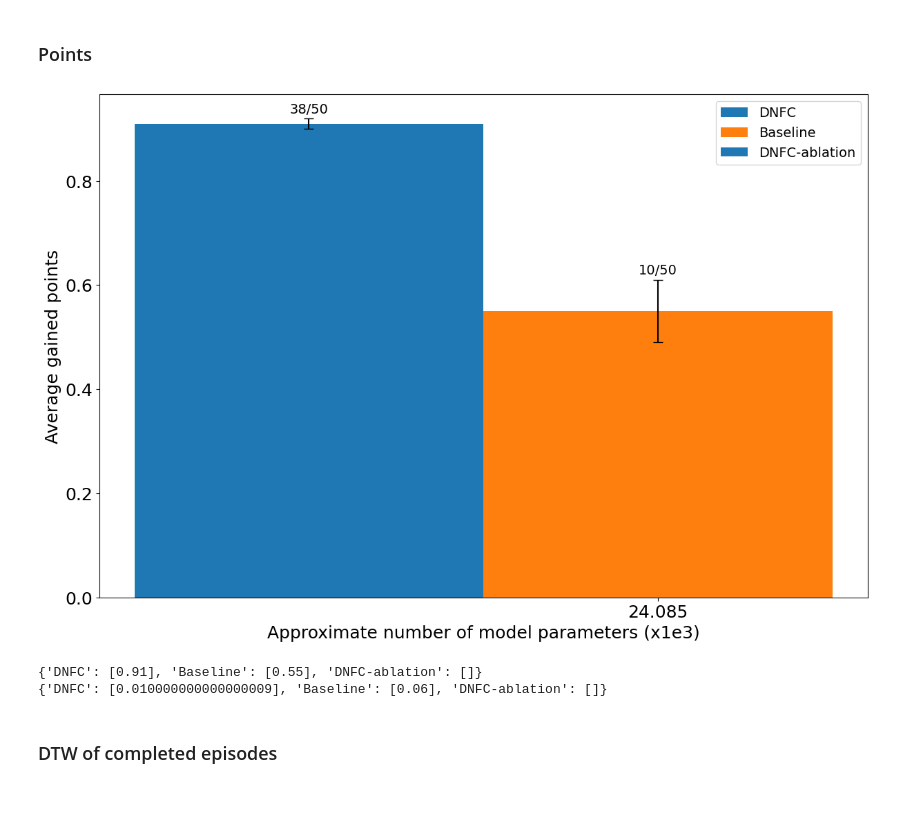
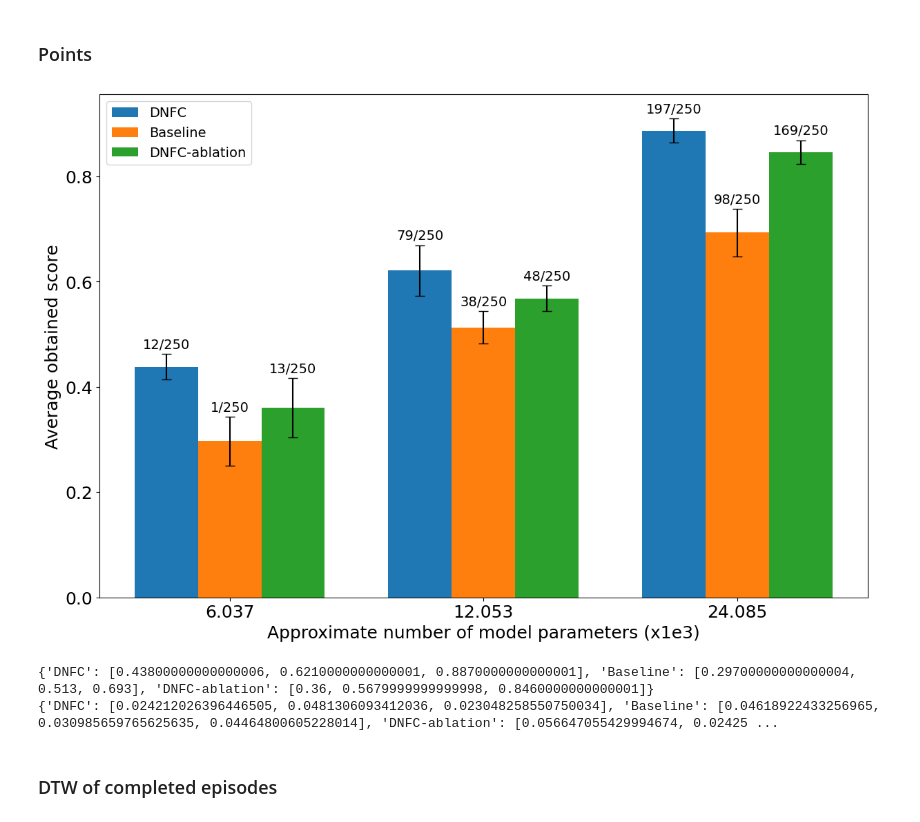
Before and after one commit to arash-mehrabi-z/dnfc-torobo, a Jupyter notebook: feedback_controller/fbc/neural_network/get_results.ipynb, the cells around one changed output. Cells and saved outputs as stored; diff of their text form; code cells hidden in the pictures.

```diff
--- a/feedback_controller/fbc/neural_network/get_results.ipynb
+++ b/feedback_controller/fbc/neural_network/get_results.ipynb
@@ -23,10 +23,12 @@ label_fontsize = 14
 root_dir = "/home/arash/catkin_ws/src/feedback_controller/fbc/neural_network/results/"
 # ds_name = "trajs:72_blocks:3" + "_triangle_v_scarce" #"_triangle_v"
 ds_name = "trajs:500_blocks:3" + "_random"
-ds_type = "interp_0.95" #"interp_0.85" #"extrap_0.85" #
-model_name = "2+2l_lat:sub-nvel_1e-05"
+# ds_name = "triangle"
+ds_type = "interp_0.95" #"interp_0.85" #"extrap_0.85"
+# noise = "0.008_noise"
+model_name = f"2+2l_lat:sub-nvel_1e-05"
 
-model_params_list = [24.085] #, 36.117] #6.037, 12.053,
+model_params_list = [6.037, 12.053, 24.085] #, 36.117]
 episode_no = 4000
 
 kin = TorKin()
@@ -213,12 +216,12 @@ def get_mean_std_across_trains(df):
 # %%
 for num_params in model_params_list:
     model_dir = os.path.join(root_dir, f"{ds_name}_{num_params}K_{ds_type}/ep:{episode_no}/")
-    for is_not_abl in [True]:#, False]:
-        file_dir = os.path.join(model_dir, f"on_{model_name}_{is_not_abl}" + "_3l_base")
+    for is_not_abl in [True, False]:
+        file_dir = os.path.join(model_dir, f"on_{model_name}_{is_not_abl}" + f"_3l_base")
         file_path = os.path.join(file_dir, "perf.csv")
         df = pd.read_csv(file_path)
         print("df shape", df.shape)
-        print("path", file_path, end="===\n")
+        print("path", file_path, end="\n===")
 
         # df['dnfc_succ'] *= 100.0
         # df['basel_succ'] *= 100.0
@@ -452,37 +506,37 @@ for attribute, measurement in Ys.items():
     fraction_labels = [f"{int(n)}/{int(d)}" for n, d in zip(numerators, denominators)]
 
     # # Add labels on top of bars
     ax.bar_label(rects, labels=fraction_labels, padding=3, fontsize=label_fontsize)
     # for idx, (bar, label) in enumerate(zip(rects, fraction_labels)):
     #     height = bar.get_height()
     #     y_offset = 5 if idx % 2 == 0 else 2  # Alternate height for labels
     #     ax.text(
     #         bar.get_x() + bar.get_width() / 2,
     #         height + y_offset,
     #         label,
     #         ha='center',
     #         va='bottom',
     #         fontsize=10
     #     )
 
     multiplier += 1
 
 # Add some text for labels, title and custom x-axis tick labels, etc.
-ax.set_ylabel('Average gained points')
+ax.set_ylabel('Average obtained score')
 ax.set_xlabel("Approximate number of model parameters (x1e3)")
 # ax.set_title('Robot Endpoint-Target Distance')
 ax.set_xticks(x + width, model_params_list)
 # ax.legend(loc='upper left', ncols=3)
 ax.legend()
 # ax.set_ylim(0, 250)
 plt.savefig(os.path.join(os.getcwd(), f"paper/pts_{ds_type}_{episode_no}.png"))
 plt.show()
 print(Ys)
 print(errors)
 # %% [output]
-[figure, old version]
+[figure, new version]
-{'DNFC': [0.91], 'Baseline': [0.55], 'DNFC-ablation': []}
-{'DNFC': [0.010000000000000009], 'Baseline': [0.06], 'DNFC-ablation': []}
+{'DNFC': [0.43800000000000006, 0.6210000000000001, 0.8870000000000001], 'Baseline': [0.29700000000000004, 0.513, 0.693], 'DNFC-ablation': [0.36, 0.5679999999999998, 0.8460000000000001]}
+{'DNFC': [0.024212026396446505, 0.0481306093412036, 0.023048258550750034], 'Baseline': [0.04618922433256965, 0.030985659765625635, 0.04464800605228014], 'DNFC-ablation': [0.056647055429994674, 0.02425 ...
 # %% [markdown]
 ### DTW of completed episodes
 # %%
```
Also changed, not shown: parts of 14 cells of this notebook, 1 other file.
